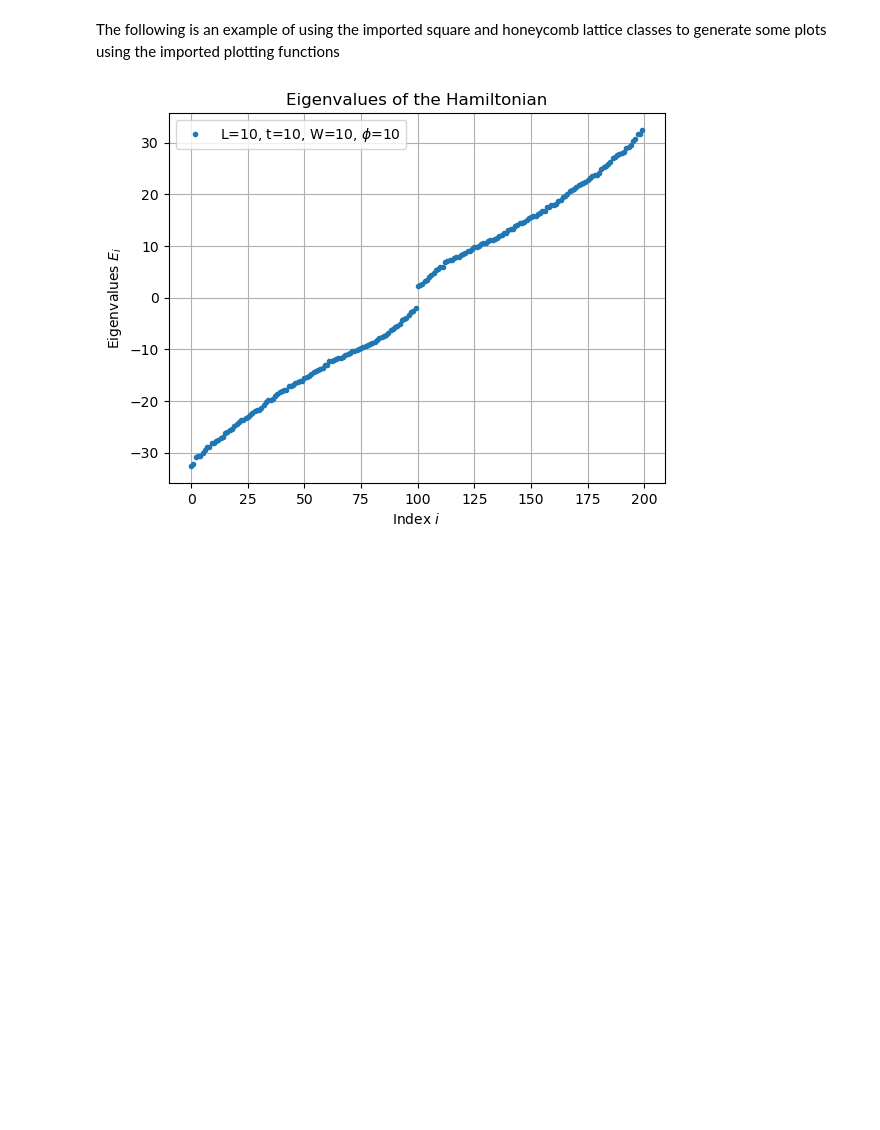
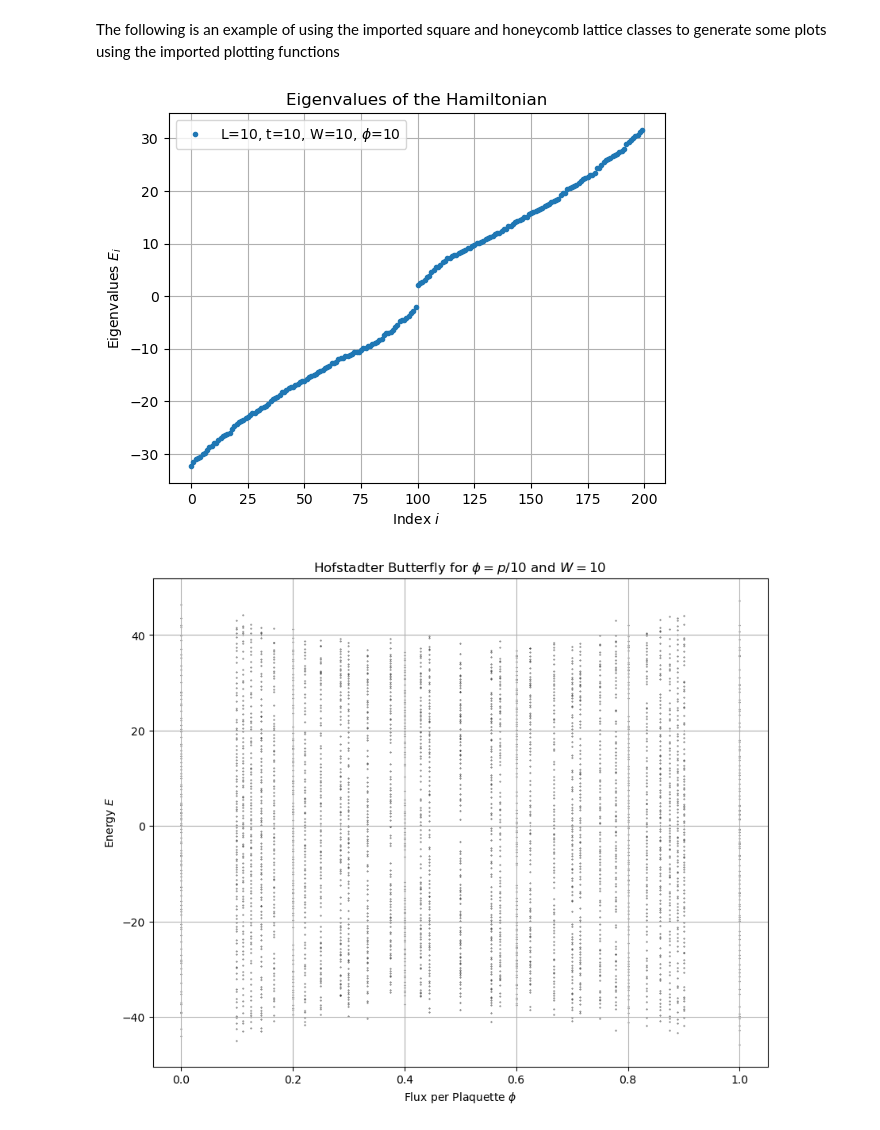
Before and after one commit to r-siddiqi/Hofstadter, a Jupyter notebook: test.ipynb, the cells around one changed output. Cells and saved outputs as stored; diff of their text form; code cells hidden in the pictures; blank space fills up the shorter version.

Commit message:
create butterfly class

```diff
--- a/test.ipynb
+++ b/test.ipynb
@@ -7,14 +8,19 @@ The following is an example of using the imported square and honeycomb lattice c
 # %%
 #Initialize the Honeycomb
 Honeycomb = Honeycomb_Hamiltonian(10, 10, 10, 10, 10)
 
 #Generate outputs of the honeycomb pass through to plot
 honeycomb_outputs = Honeycomb.prepare_outputs()
 
 #Initializing Honeycomb plotting
 honeycomb_plot = Plot_Lattice(honeycomb_outputs)
 
 #Plot the Eigenvalue spectrum of the Honeycomb
 honeycomb_plot.plot_evals()
+
+honeycomb_butterfly = Butterfly(honeycomb_outputs)
+
+honeycomb_butterfly.plot_hofstadter_butterfly()
 # %% [output]
-[figure, old version]
+[figure, new version]
+[figure, added]
```
Also changed, not shown: parts of 1 cell of this notebook, 2 other files.
